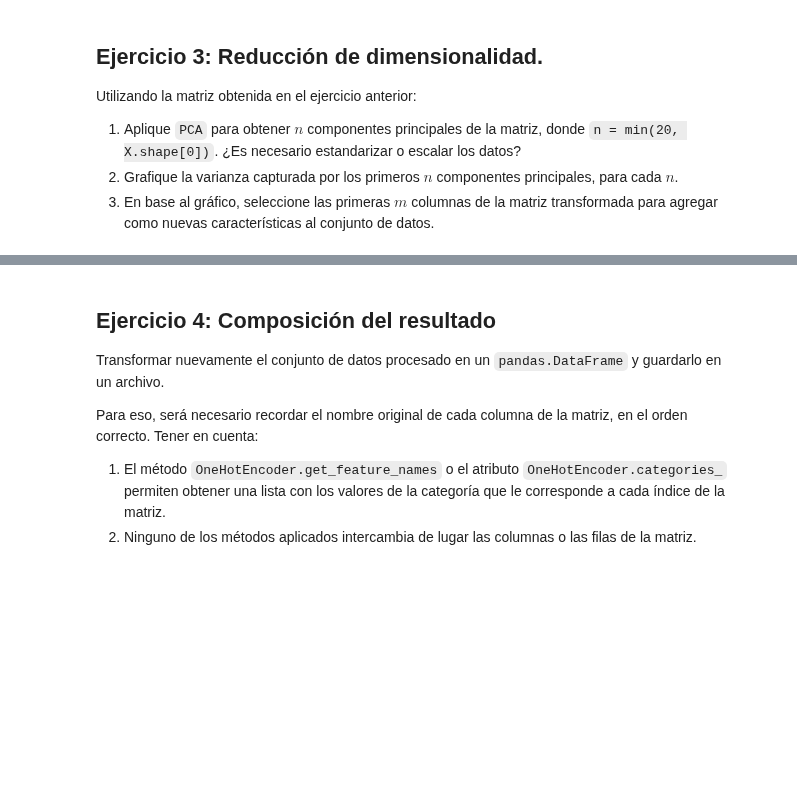
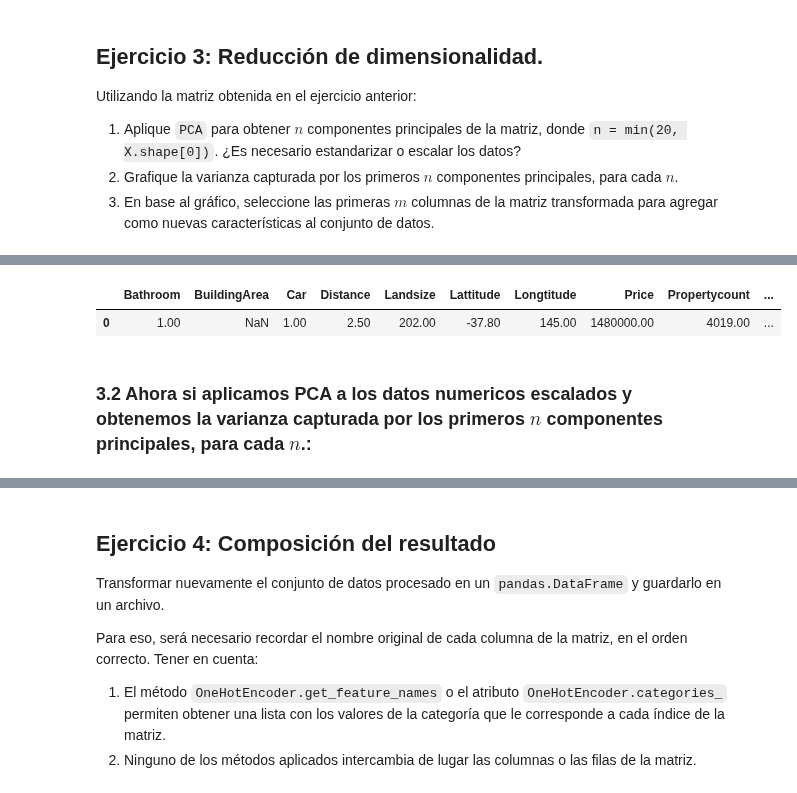
Before and after one commit to Grupo242022/EyCD, a Jupyter notebook: Entregable_Parte_2_2022_v1.ipynb, the cells around one changed output, grey strips where cells are left out. Drawn from its saved outputs; the diff is of its cells as text; code cells hidden in the pictures; blank space fills up the shorter version.

```diff
--- a/Entregable_Parte_2_2022_v1.ipynb
+++ b/Entregable_Parte_2_2022_v1.ipynb
@@ -405,0 +416,14 @@ Utilizando la matriz obtenida en el ejercicio anterior:
+# %%
+# Sin categoricas
+melb_df2 = pd.read_csv('https://github.com/Grupo242022/EyCD/blob/main/melb_data_extended.csv?raw=true')
+filtered_df=melb_df2[melb_df2.columns.difference(['Date','Suburb','Type', 'Postcode','CouncilArea'])]
+feature_dict_sc = list(filtered_df.T.to_dict().values())
+vec_sc = DictVectorizer(sparse=False)
+feature_matrix_sc = vec_sc.fit_transform(feature_dict_sc)
+
+# df_enc_sc - Encoding sin variables categóricas:
+df_enc_sc = pd.DataFrame(feature_matrix_sc, columns=vec_sc.get_feature_names())
+df_enc_sc.head(1)
+# %% [output]
+|  | Bathroom | BuildingArea | Car | Distance | Landsize | Lattitude | Longtitude | Price | Propertycount | ... |
+| 0 | 1.00 | NaN | 1.00 | 2.50 | 202.00 | -37.80 | 145.00 | 1480000.00 | 4019.00 | ... |
@@ -405,0 +446,2 @@ Utilizando la matriz obtenida en el ejercicio anterior:
+# %% [markdown]
+### 3.2 Ahora si aplicamos PCA a los datos numericos escalados y obtenemos la varianza capturada por los primeros $n$ componentes principales, para cada $n$.:
```
Also changed, not shown: parts of 7 cells of this notebook.
